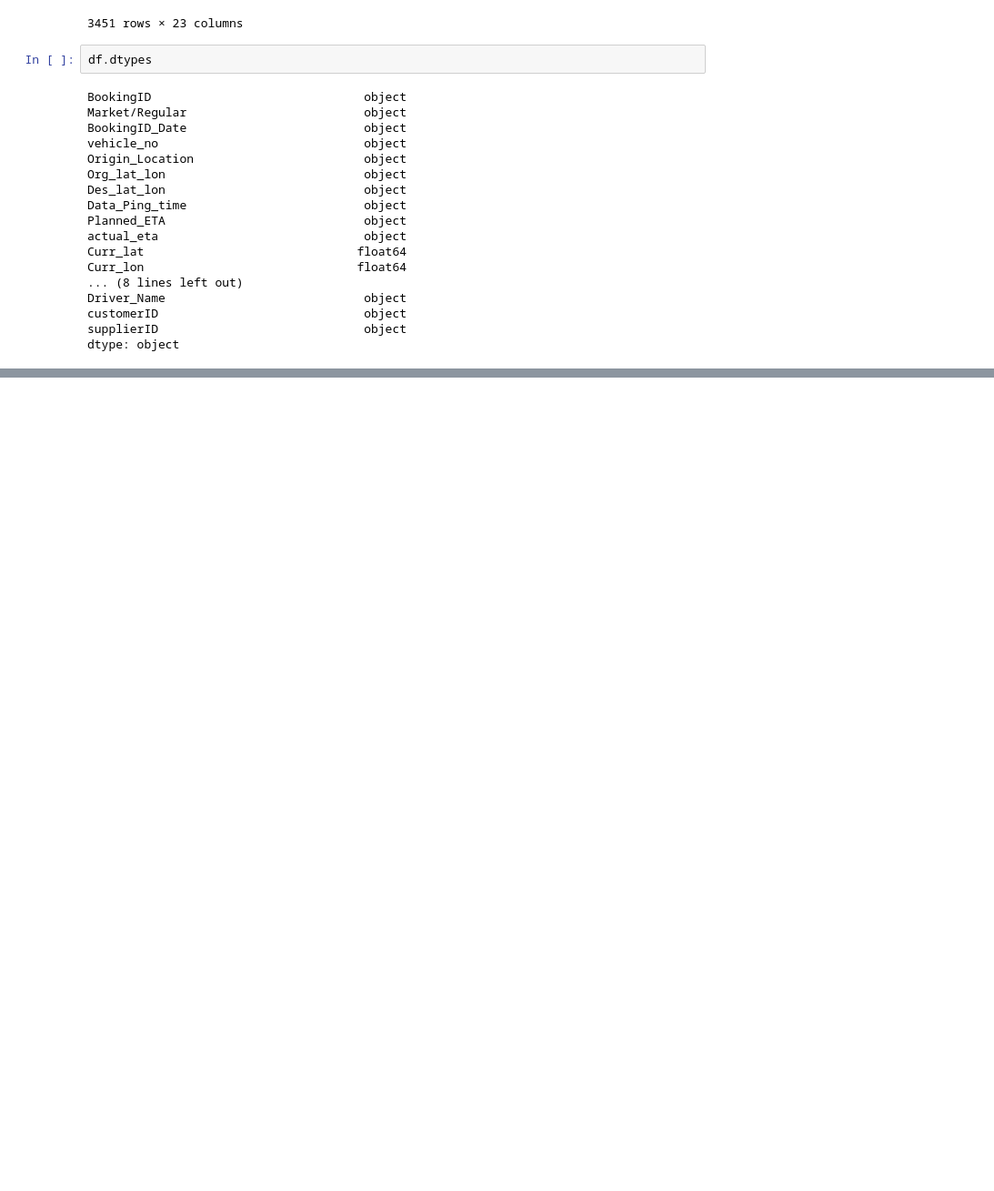
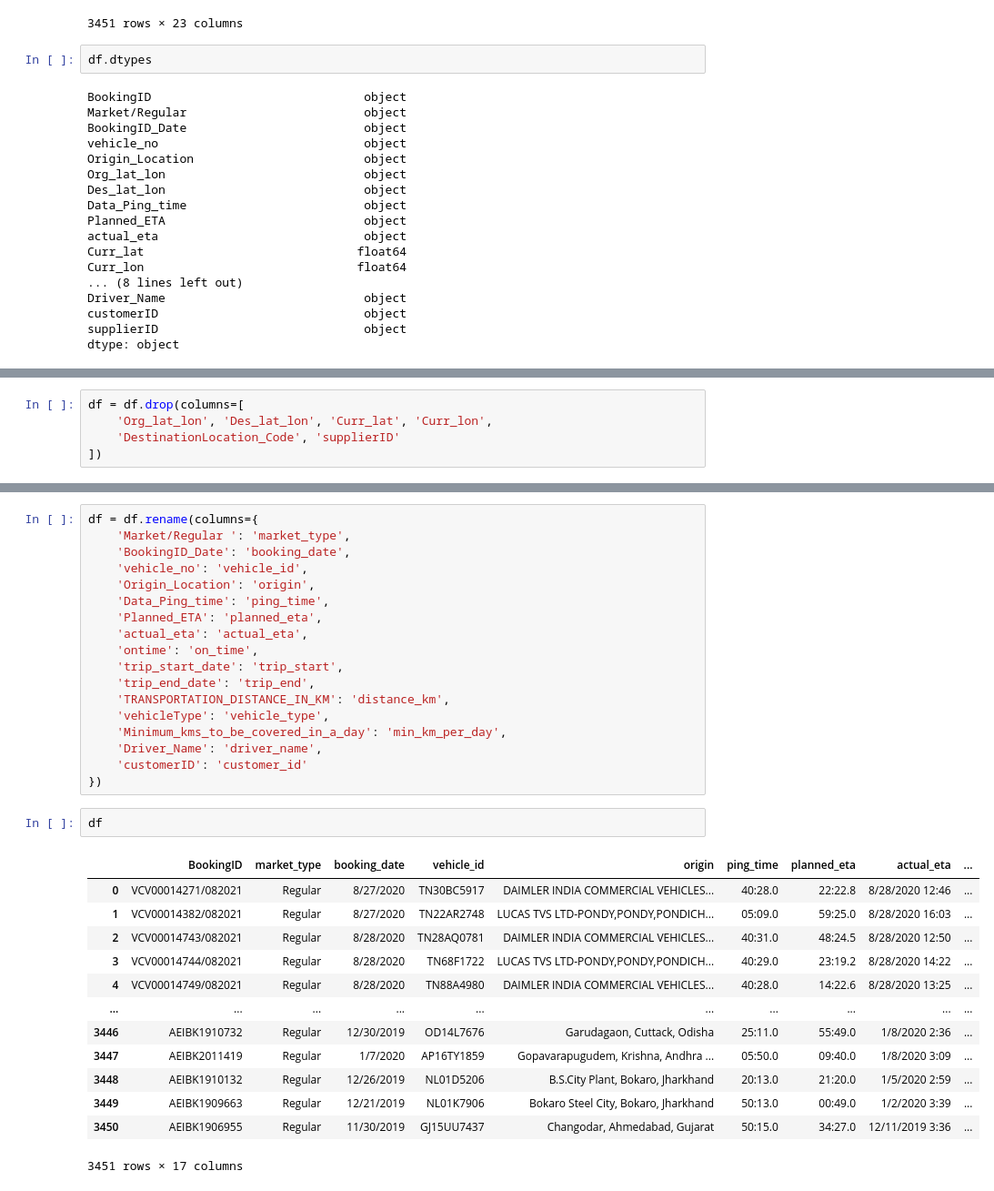
Before and after one commit to janjji/week-4, a Jupyter notebook: notebooks/DeliveryTruckTripsData_cleaned.ipynb, the cells around one changed output, grey strips where cells are left out. Shown at 91% size. Saved outputs shown, nothing was run; the diff lists cells and outputs as text; blank space fills up the shorter version.

```diff
--- a/notebooks/DeliveryTruckTripsData_cleaned.ipynb
+++ b/notebooks/DeliveryTruckTripsData_cleaned.ipynb
@@ -48,0 +45,5 @@ C:\Users\yjany\week 4-5
+# %%
+df = df.drop(columns=[
+    'Org_lat_lon', 'Des_lat_lon', 'Curr_lat', 'Curr_lon',
+    'DestinationLocation_Code', 'supplierID'
+])
@@ -48,0 +82,34 @@ C:\Users\yjany\week 4-5
+# %%
+df = df.rename(columns={
+    'Market/Regular ': 'market_type',
+    'BookingID_Date': 'booking_date',
+    'vehicle_no': 'vehicle_id',
+    'Origin_Location': 'origin',
+    'Data_Ping_time': 'ping_time',
+    'Planned_ETA': 'planned_eta',
+    'actual_eta': 'actual_eta',
+    'ontime': 'on_time',
+    'trip_start_date': 'trip_start',
+    'trip_end_date': 'trip_end',
+    'TRANSPORTATION_DISTANCE_IN_KM': 'distance_km',
+    'vehicleType': 'vehicle_type',
+    'Minimum_kms_to_be_covered_in_a_day': 'min_km_per_day',
+    'Driver_Name': 'driver_name',
+    'customerID': 'customer_id'
+})
+# %%
+df
+# %% [output]
+|  | BookingID | market_type | booking_date | vehicle_id | origin | ping_time | planned_eta | actual_eta | ... |
+| 0 | VCV00014271/082021 | Regular | 8/27/2020 | TN30BC5917 | DAIMLER INDIA COMMERCIAL VEHICLES... | 40:28.0 | 22:22.8 | 8/28/2020 12:46 | ... |
+| 1 | VCV00014382/082021 | Regular | 8/27/2020 | TN22AR2748 | LUCAS TVS LTD-PONDY,PONDY,PONDICH... | 05:09.0 | 59:25.0 | 8/28/2020 16:03 | ... |
+| 2 | VCV00014743/082021 | Regular | 8/28/2020 | TN28AQ0781 | DAIMLER INDIA COMMERCIAL VEHICLES... | 40:31.0 | 48:24.5 | 8/28/2020 12:50 | ... |
+| 3 | VCV00014744/082021 | Regular | 8/28/2020 | TN68F1722 | LUCAS TVS LTD-PONDY,PONDY,PONDICH... | 40:29.0 | 23:19.2 | 8/28/2020 14:22 | ... |
+| 4 | VCV00014749/082021 | Regular | 8/28/2020 | TN88A4980 | DAIMLER INDIA COMMERCIAL VEHICLES... | 40:28.0 | 14:22.6 | 8/28/2020 13:25 | ... |
+| ... | ... | ... | ... | ... | ... | ... | ... | ... | ... |
+| 3446 | AEIBK1910732 | Regular | 12/30/2019 | OD14L7676 | Garudagaon, Cuttack, Odisha | 25:11.0 | 55:49.0 | 1/8/2020 2:36 | ... |
+| 3447 | AEIBK2011419 | Regular | 1/7/2020 | AP16TY1859 | Gopavarapugudem, Krishna, Andhra ... | 05:50.0 | 09:40.0 | 1/8/2020 3:09 | ... |
+| 3448 | AEIBK1910132 | Regular | 12/26/2019 | NL01D5206 | B.S.City Plant, Bokaro, Jharkhand | 20:13.0 | 21:20.0 | 1/5/2020 2:59 | ... |
+| 3449 | AEIBK1909663 | Regular | 12/21/2019 | NL01K7906 | Bokaro Steel City, Bokaro, Jharkhand | 50:13.0 | 00:49.0 | 1/2/2020 3:39 | ... |
+| 3450 | AEIBK1906955 | Regular | 11/30/2019 | GJ15UU7437 | Changodar, Ahmedabad, Gujarat | 50:15.0 | 34:27.0 | 12/11/2019 3:36 | ... |
+3451 rows × 17 columns
```
Also changed, not shown: parts of 32 cells of this notebook.
